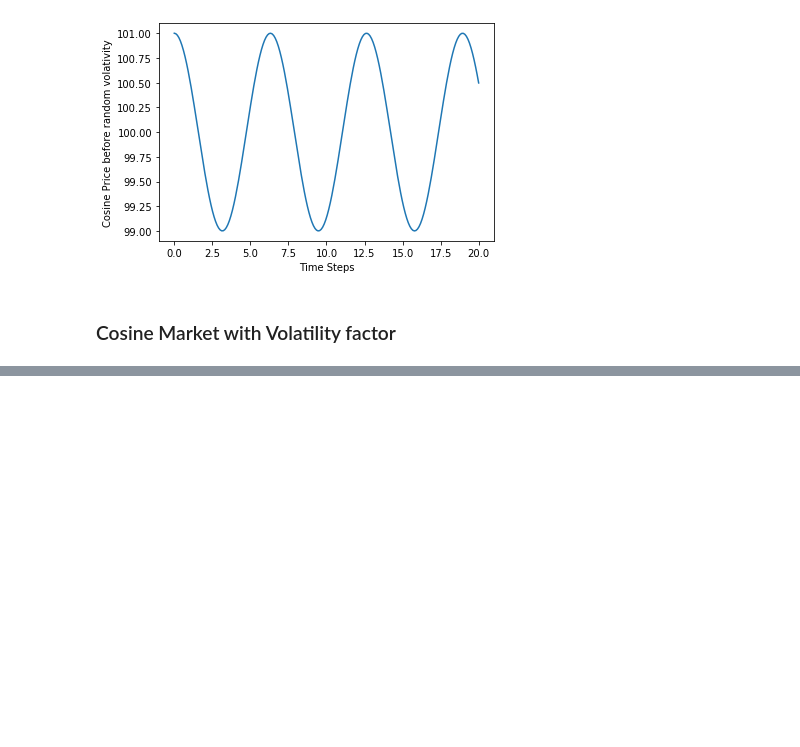
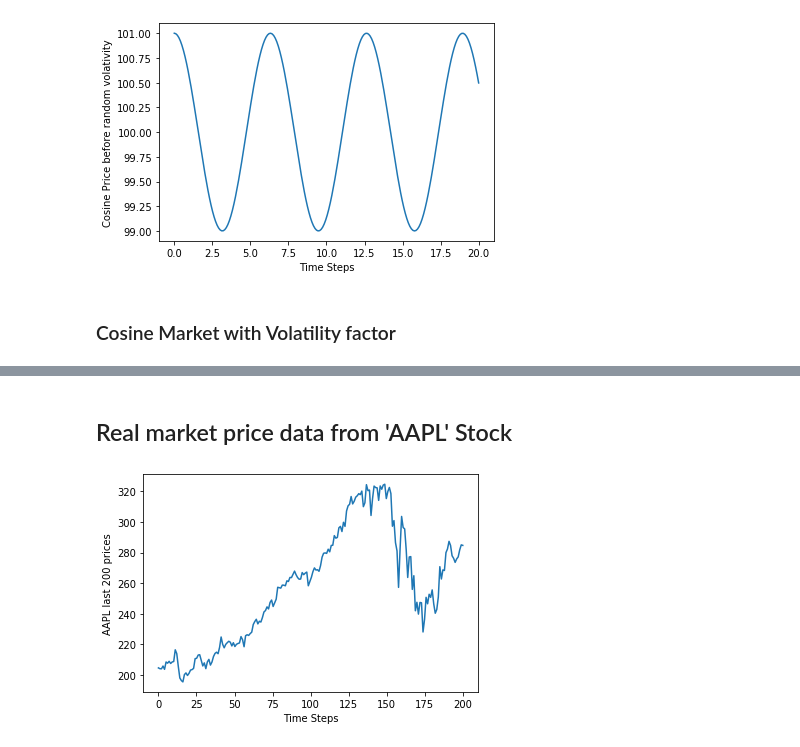
Before and after one commit to khanhnguyen15/Market-Simulation, a Jupyter notebook: Market-visualization.ipynb, the cells around one changed output, grey strips where cells are left out. Cells and saved outputs as stored; diff of their text form; code cells hidden in the pictures; blank space fills up the shorter version.

Commit message:
Real stock data and price return

```diff
--- a/Market-visualization.ipynb
+++ b/Market-visualization.ipynb
@@ -36,0 +35,11 @@ plt.show()
+# %% [markdown]
+## Real market price data from 'AAPL' Stock
+# %%
+S_real_AAPL, t_real_AAPL = real_stock_price('AAPL')
+# %%
+plt.plot(t_real_AAPL, S_real_AAPL)
+plt.xlabel('Time Steps')
+plt.ylabel('AAPL last 200 prices')
+plt.show()
+# %% [output]
+[figure, added]
```
Also changed, not shown: parts of 4 cells of this notebook, 13 other files.
